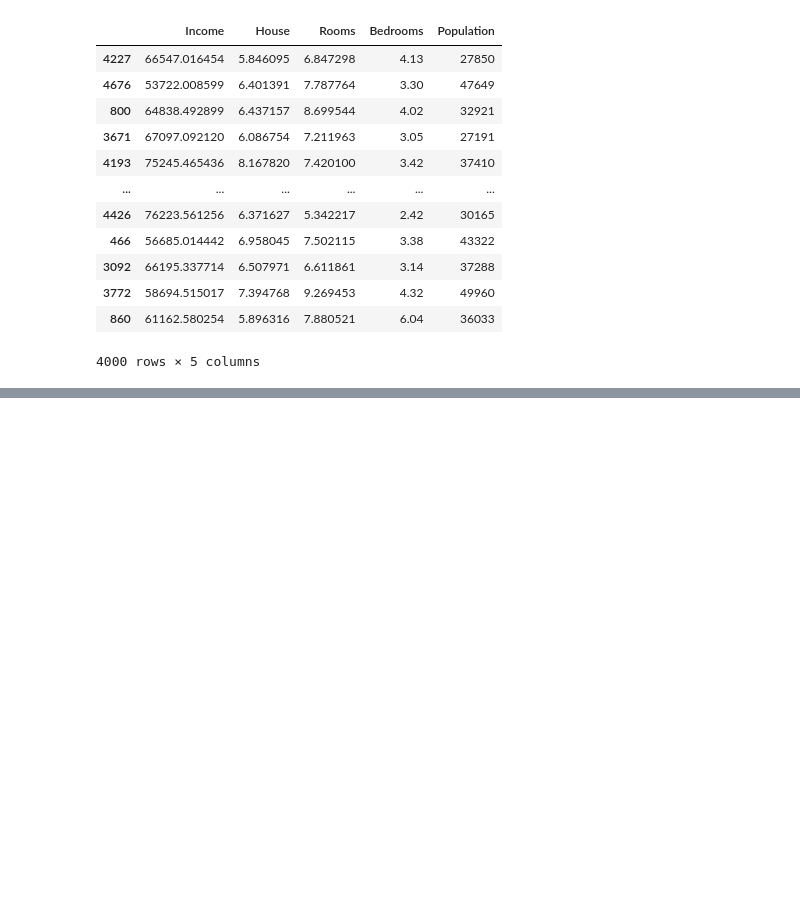
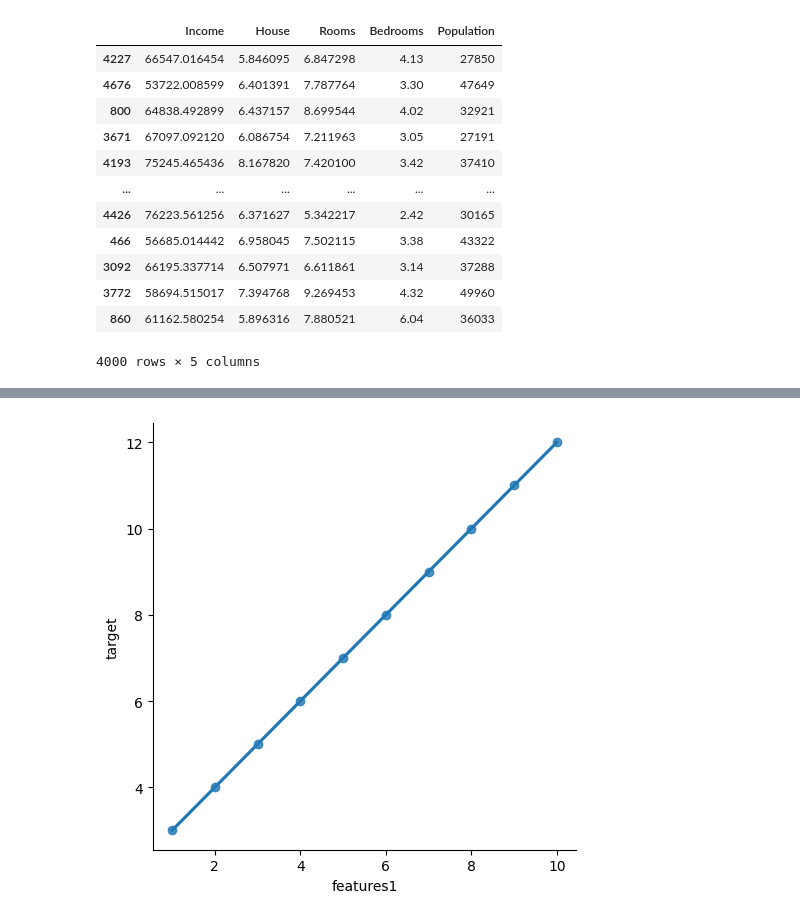
Before and after one commit to faruk950147/Python-A-to-Z, a Jupyter notebook: 07 ML/clean data/USA-Housing/main.ipynb, the cells around one changed output, grey strips where cells are left out. Cells and saved outputs as stored; diff of their text form; code cells hidden in the pictures; blank space fills up the shorter version.

```diff
--- a/07 ML/clean data/USA-Housing/main.ipynb
+++ b/07 ML/clean data/USA-Housing/main.ipynb
@@ -50,0 +63,12 @@ X_train
+# %%
+df = pd.DataFrame({
+    'features1': np.arange(1, 11),
+    'features2': np.arange(2, 12),
+    'target': np.arange(3, 13)
+})
+
+sns.lmplot(data=df, x='features1', y='target')
+
+plt.show()
+# %% [output]
+[figure, added]
```
Also changed, not shown: parts of 3 cells of this notebook.
